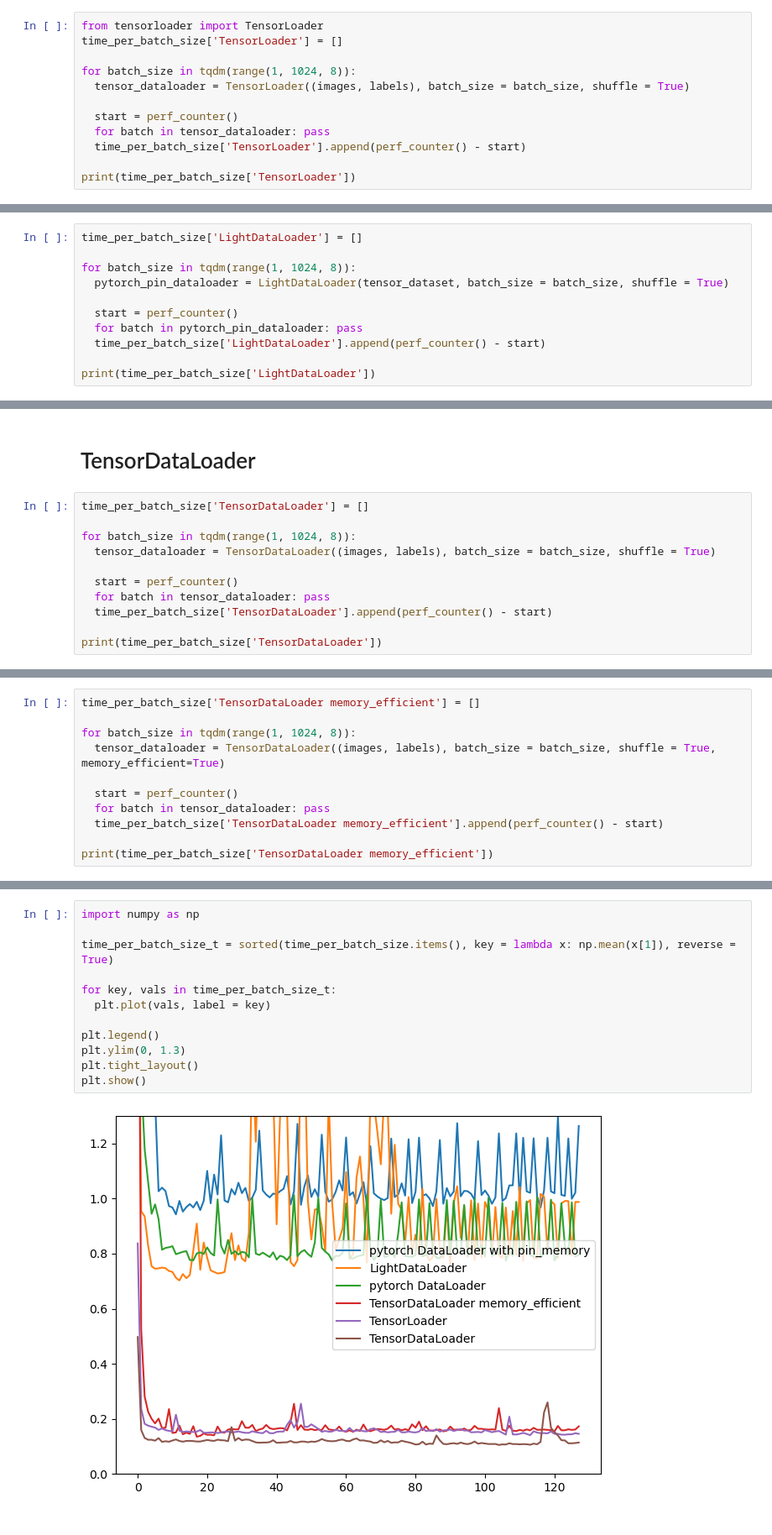
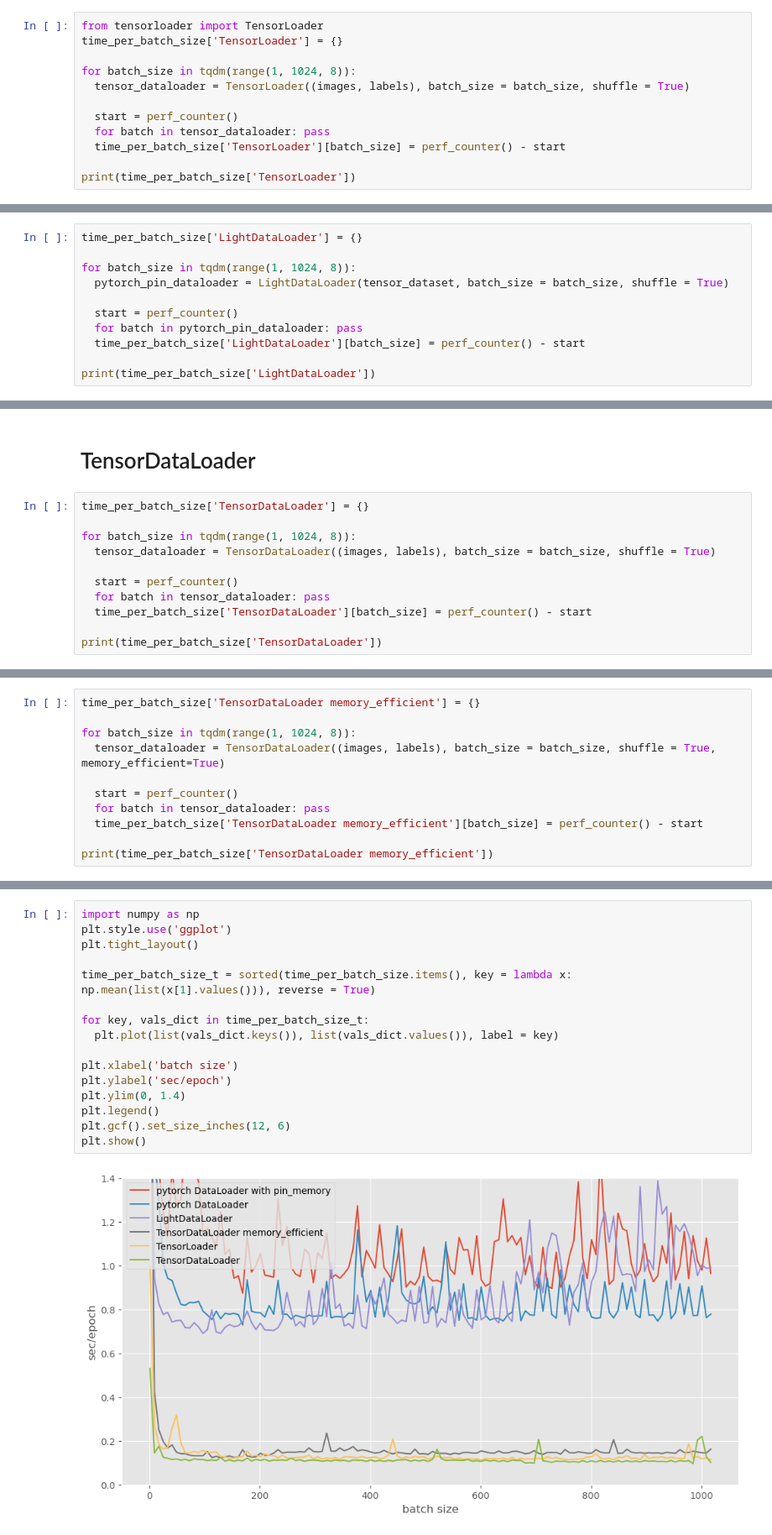
Before and after one commit to inikishev/light-dataloader, a Jupyter notebook: benchmark - locally.ipynb, the cells around one changed output, grey strips where cells are left out. Shown at 84% size. Saved outputs shown, nothing was run; the diff lists cells and outputs as text.

```diff
--- a/benchmark - locally.ipynb
+++ b/benchmark - locally.ipynb
@@ -61,14 +61,14 @@ print(time_per_batch_size['pytorch DataLoader with pin_memory'])
 # TensorLoader
 # %%
 from tensorloader import TensorLoader
-time_per_batch_size['TensorLoader'] = []
+time_per_batch_size['TensorLoader'] = {}
 
 for batch_size in tqdm(range(1, 1024, 8)):
   tensor_dataloader = TensorLoader((images, labels), batch_size = batch_size, shuffle = True)
 
   start = perf_counter()
   for batch in tensor_dataloader: pass
-  time_per_batch_size['TensorLoader'].append(perf_counter() - start)
+  time_per_batch_size['TensorLoader'][batch_size] = perf_counter() - start
 
 print(time_per_batch_size['TensorLoader'])
 # %% [output]
@@ -76,14 +76,14 @@ print(time_per_batch_size['TensorLoader'])
 # %% [markdown]
 # LightDataLoader
 # %%
-time_per_batch_size['LightDataLoader'] = []
+time_per_batch_size['LightDataLoader'] = {}
 
 for batch_size in tqdm(range(1, 1024, 8)):
   pytorch_pin_dataloader = LightDataLoader(tensor_dataset, batch_size = batch_size, shuffle = True)
 
   start = perf_counter()
   for batch in pytorch_pin_dataloader: pass
-  time_per_batch_size['LightDataLoader'].append(perf_counter() - start)
+  time_per_batch_size['LightDataLoader'][batch_size] = perf_counter() - start
 
 print(time_per_batch_size['LightDataLoader'])
 # %% [output]
@@ -91,14 +91,14 @@ print(time_per_batch_size['LightDataLoader'])
 # %% [markdown]
 # TensorDataLoader
 # %%
-time_per_batch_size['TensorDataLoader'] = []
+time_per_batch_size['TensorDataLoader'] = {}
 
 for batch_size in tqdm(range(1, 1024, 8)):
   tensor_dataloader = TensorDataLoader((images, labels), batch_size = batch_size, shuffle = True)
 
   start = perf_counter()
   for batch in tensor_dataloader: pass
-  time_per_batch_size['TensorDataLoader'].append(perf_counter() - start)
+  time_per_batch_size['TensorDataLoader'][batch_size] = perf_counter() - start
 
 print(time_per_batch_size['TensorDataLoader'])
 # %% [output]
@@ -106,12 +106,12 @@ print(time_per_batch_size['TensorDataLoader'])
 # %%
-time_per_batch_size['TensorDataLoader memory_efficient'] = []
+time_per_batch_size['TensorDataLoader memory_efficient'] = {}
 
 for batch_size in tqdm(range(1, 1024, 8)):
   tensor_dataloader = TensorDataLoader((images, labels), batch_size = batch_size, shuffle = True, memory_efficient=True)
 
   start = perf_counter()
   for batch in tensor_dataloader: pass
-  time_per_batch_size['TensorDataLoader memory_efficient'].append(perf_counter() - start)
+  time_per_batch_size['TensorDataLoader memory_efficient'][batch_size] = perf_counter() - start
 
 print(time_per_batch_size['TensorDataLoader memory_efficient'])
 # %% [output]
@@ -119,14 +119,18 @@ print(time_per_batch_size['TensorDataLoader memory_efficient'])
 # %%
 import numpy as np
+plt.style.use('ggplot')
+plt.tight_layout()
 
-time_per_batch_size_t = sorted(time_per_batch_size.items(), key = lambda x: np.mean(x[1]), reverse = True)
+time_per_batch_size_t = sorted(time_per_batch_size.items(), key = lambda x: np.mean(list(x[1].values())), reverse = True)
 
-for key, vals in time_per_batch_size_t:
-  plt.plot(vals, label = key)
+for key, vals_dict in time_per_batch_size_t:
+  plt.plot(list(vals_dict.keys()), list(vals_dict.values()), label = key)
 
+plt.xlabel('batch size')
+plt.ylabel('sec/epoch')
+plt.ylim(0, 1.4)
 plt.legend()
-plt.ylim(0, 1.3)
-plt.tight_layout()
+plt.gcf().set_size_inches(12, 6)
 plt.show()
 # %% [output]
-[figure, old version]
+[figure, new version]
```
Also changed, not shown: parts of 9 cells of this notebook, 4 other files.
